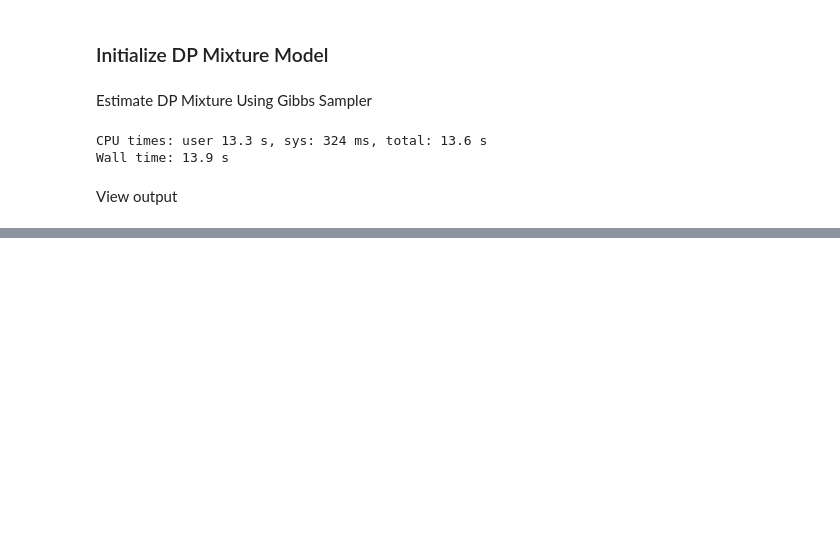
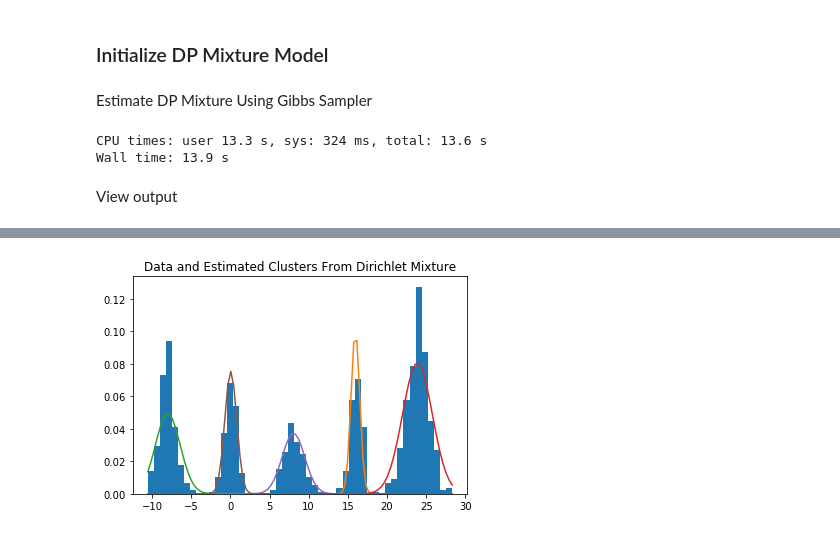
Before and after one commit to econokeith/econohmm, a Jupyter notebook: Estimate Mixture Models and Dirichlet Process Mixtures Models with econohmm.ipynb, the cells around one changed output, grey strips where cells are left out. Cells and saved outputs as stored; diff of their text form; code cells hidden in the pictures; blank space fills up the shorter version.

```diff
--- a/Estimate Mixture Models and Dirichlet Process Mixtures Models with econohmm.ipynb
+++ b/Estimate Mixture Models and Dirichlet Process Mixtures Models with econohmm.ipynb
@@ -401,13 +405,15 @@ plt.title("Sampled Series of Cluster Variances");
 # %%
-burnin=10000
+burnin=2500
 
 for i in xrange(Kmax):
     Norms[i].mu =  Norms[i].hist['mu'][burnin:].mean()
     Norms[i].sigma =  Norms[i].hist['sigma'][burnin:].mean()
 
 x = np.linspace(data.min(), data.max(), 100)
 
 plt.hist(data, 50, normed=True);
 for i, p in enumerate(pi):
     plt.plot(x, p * sps.norm.pdf(x, Norms[i].mu, Norms[i].sigma))
 plt.title("Data and Estimated Clusters From Dirichlet Mixture");
+# %% [output]
+[figure, added]
```
Also changed, not shown: parts of 2 cells of this notebook.
